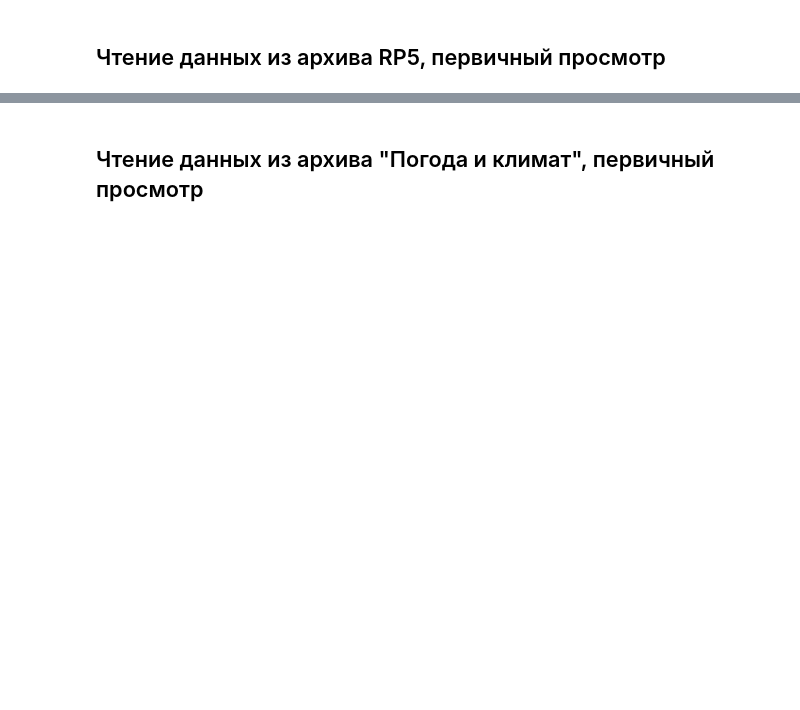
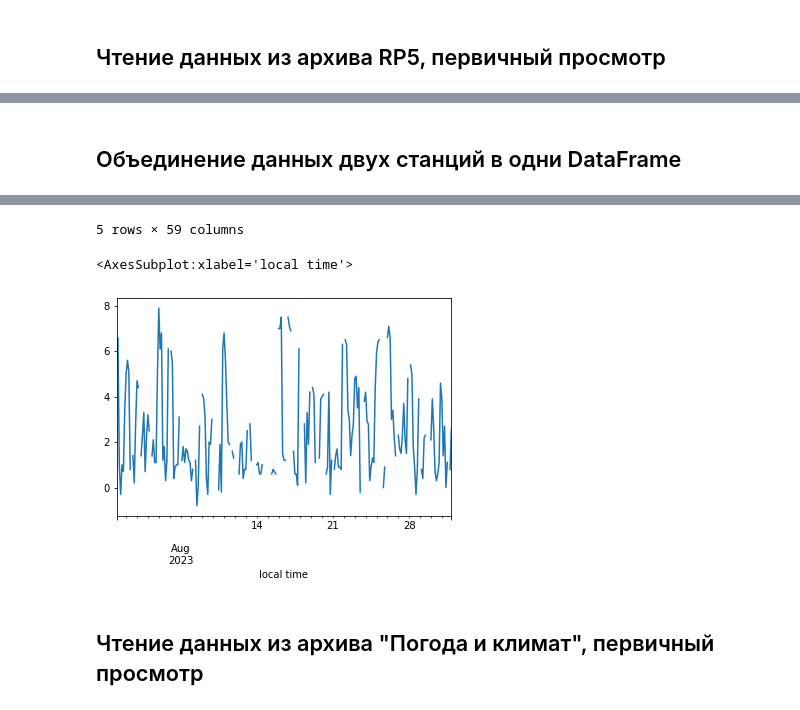
Before and after one commit to mvarentsov/UClim4HSE-2024, a Jupyter notebook: Practice/PW1_example1.ipynb, the cells around one changed output, grey strips where cells are left out. Saved outputs shown, nothing was run; the diff lists cells and outputs as text; code cells hidden in the pictures; blank space fills up the shorter version.

```diff
--- a/Practice/PW1_example1.ipynb
+++ b/Practice/PW1_example1.ipynb
@@ -74,0 +25,16 @@ Index(['Местное время в Москве (центр, Балчуг)', '
+# %% [markdown]
+## Объединение данных двух станций в одни DataFrame
+# %%
+df_merged = df_urb.merge(df_rur, how = 'outer', on='local time', suffixes=('_urb', '_rur'))
+df_merged['delta_T'] = df_merged['T_urb'] - df_merged['T_rur']
+
+display(df_merged.head())
+
+df_resampled = df_merged.resample('3h').asfreq()
+
+df_cropped = df_resampled[(df_resampled.index > pd.Timestamp (2023, 8, 1))
+                        & (df_resampled.index < pd.Timestamp (2023, 9, 1))]
+
+
+df_cropped['delta_T'].plot()
+# %% [output]
@@ -75,3 +48,6 @@ Index(['Местное время в Москве (центр, Балчуг)', '
+5 rows × 59 columns
+<AxesSubplot:xlabel='local time'>
+[figure, added]
 # %% [markdown]
 ## Чтение данных из архива "Погода и климат", первичный просмотр
 # %%
```
Also changed, not shown: parts of 8 cells of this notebook, 2 other files.
